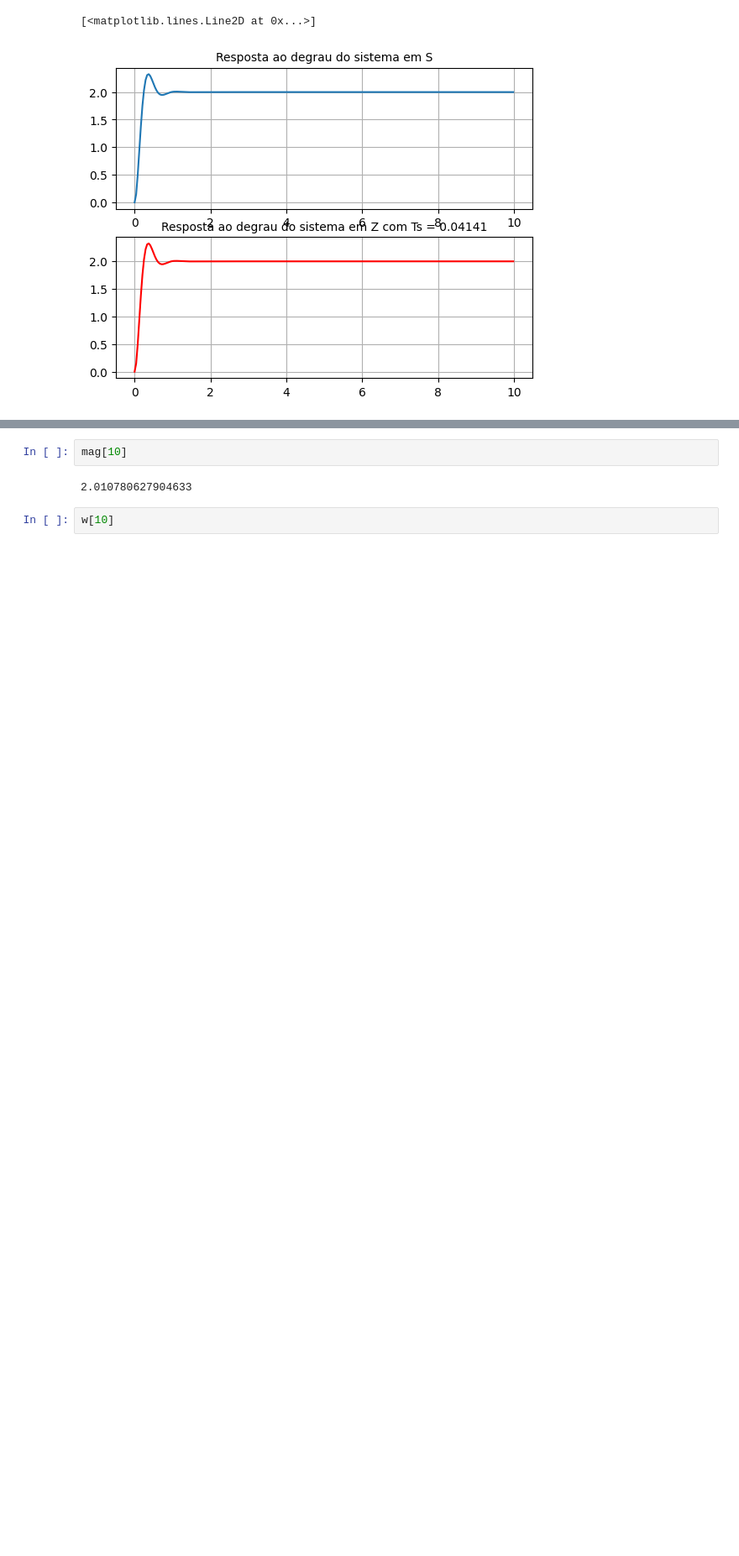
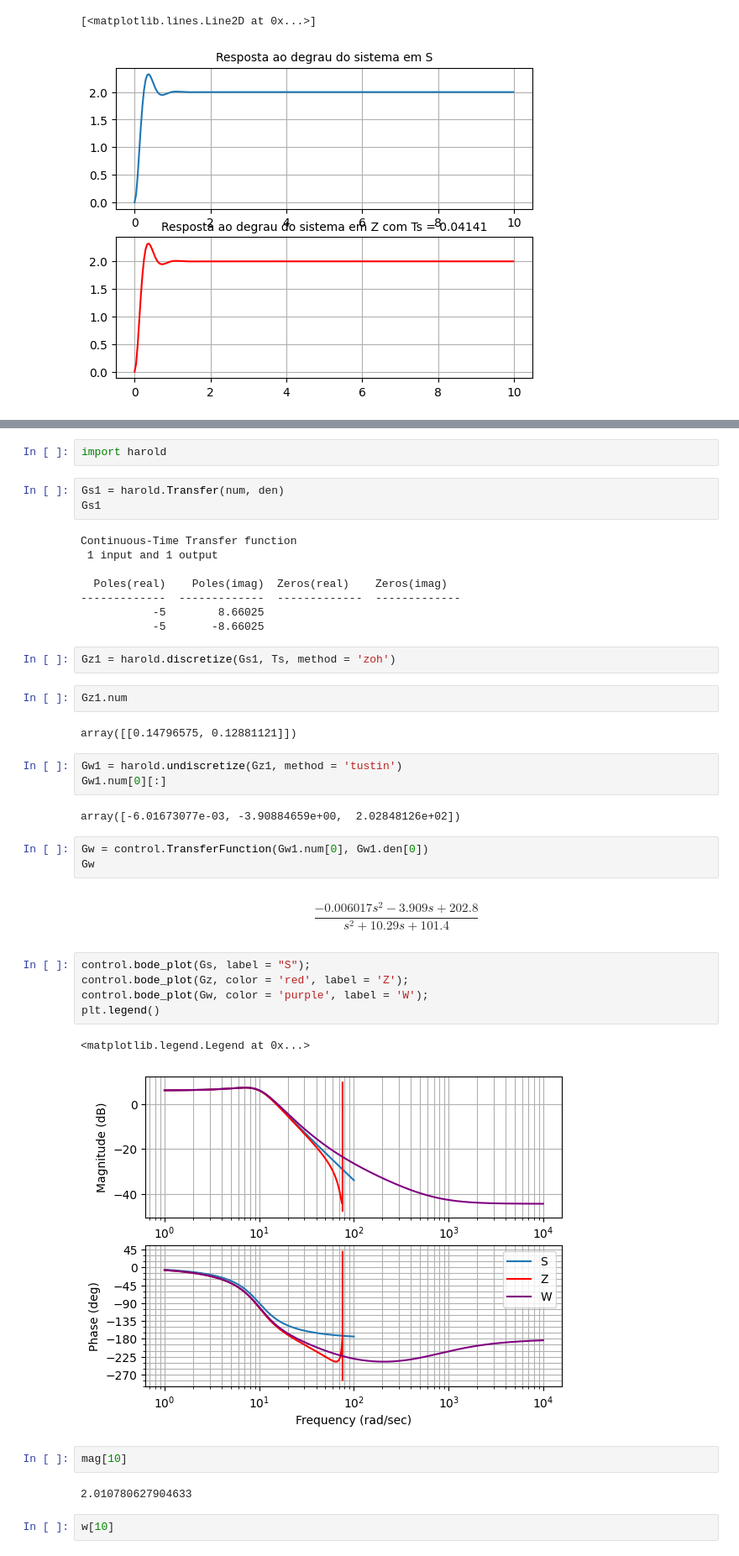
Before and after one commit to JoaoYukio/PCO119, a Jupyter notebook: Atividade 3/Atividade3.ipynb, the cells around one changed output, grey strips where cells are left out. Shown at 84% size. Cells and saved outputs as stored; diff of their text form; blank space fills up the shorter version.

```diff
--- a/Atividade 3/Atividade3.ipynb
+++ b/Atividade 3/Atividade3.ipynb
@@ -87,3 +90,40 @@ plt.plot(youtz, T2, color = 'red')
+# %%
+import harold
+# %%
+Gs1 = harold.Transfer(num, den)
+Gs1
+# %% [output]
+Continuous-Time Transfer function
+ 1 input and 1 output
+
+  Poles(real)    Poles(imag)  Zeros(real)    Zeros(imag)
+-------------  -------------  -------------  -------------
+           -5        8.66025
+           -5       -8.66025
+# %%
+Gz1 = harold.discretize(Gs1, Ts, method = 'zoh')
+# %%
+Gz1.num
+# %% [output]
+array([[0.14796575, 0.12881121]])
+# %%
+Gw1 = harold.undiscretize(Gz1, method = 'tustin')
+Gw1.num[0][:]
+# %% [output]
+array([-6.01673077e-03, -3.90884659e+00,  2.02848126e+02])
+# %%
+Gw = control.TransferFunction(Gw1.num[0], Gw1.den[0])
+Gw
+# %% [output]
+$$\frac{-0.006017 s^2 - 3.909 s + 202.8}{s^2 + 10.29 s + 101.4}$$
+# %%
+control.bode_plot(Gs, label = "S");
+control.bode_plot(Gz, color = 'red', label = 'Z');
+control.bode_plot(Gw, color = 'purple', label = 'W');
+plt.legend()
+# %% [output]
+<matplotlib.legend.Legend at 0x...>
+[figure, added]
 # %%
 mag[10]
 # %% [output]
```
Also changed, not shown: parts of 12 cells of this notebook.
